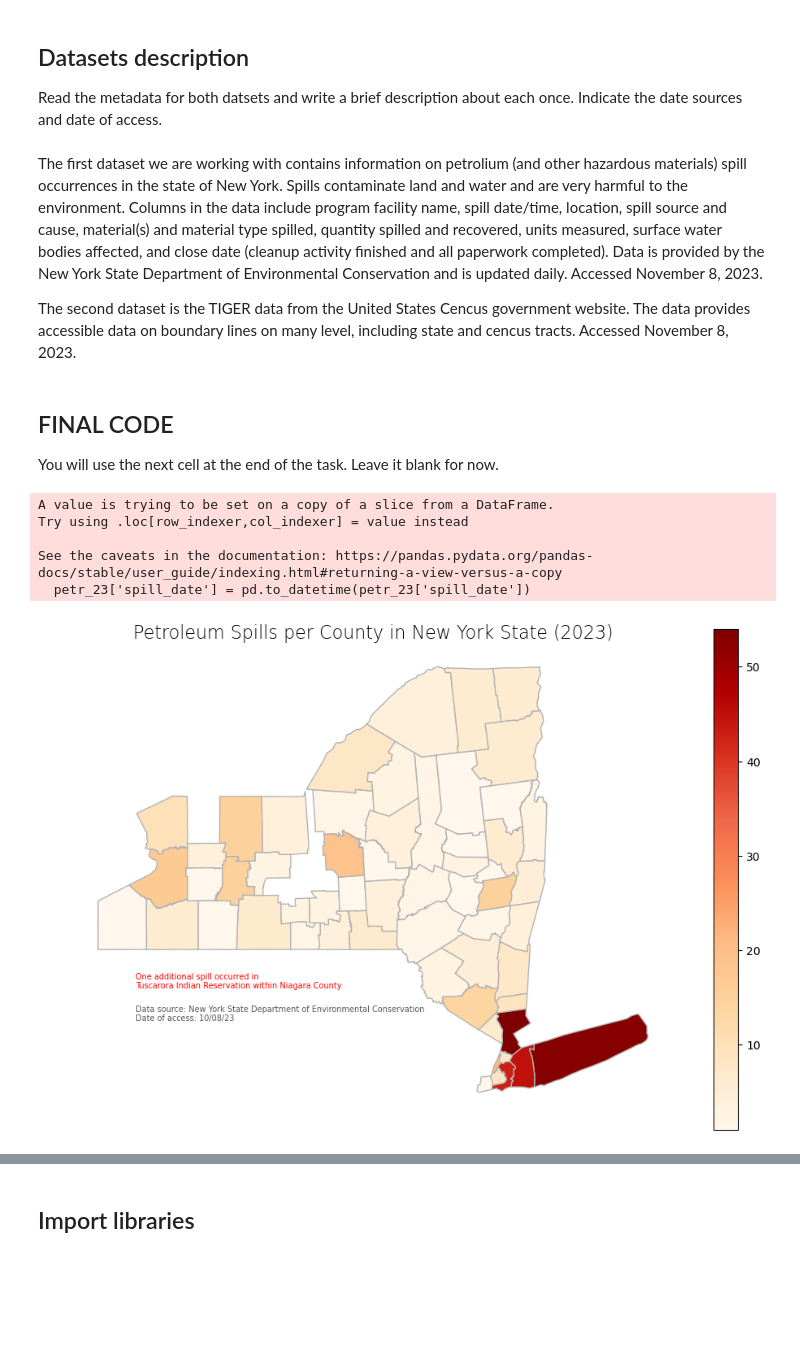
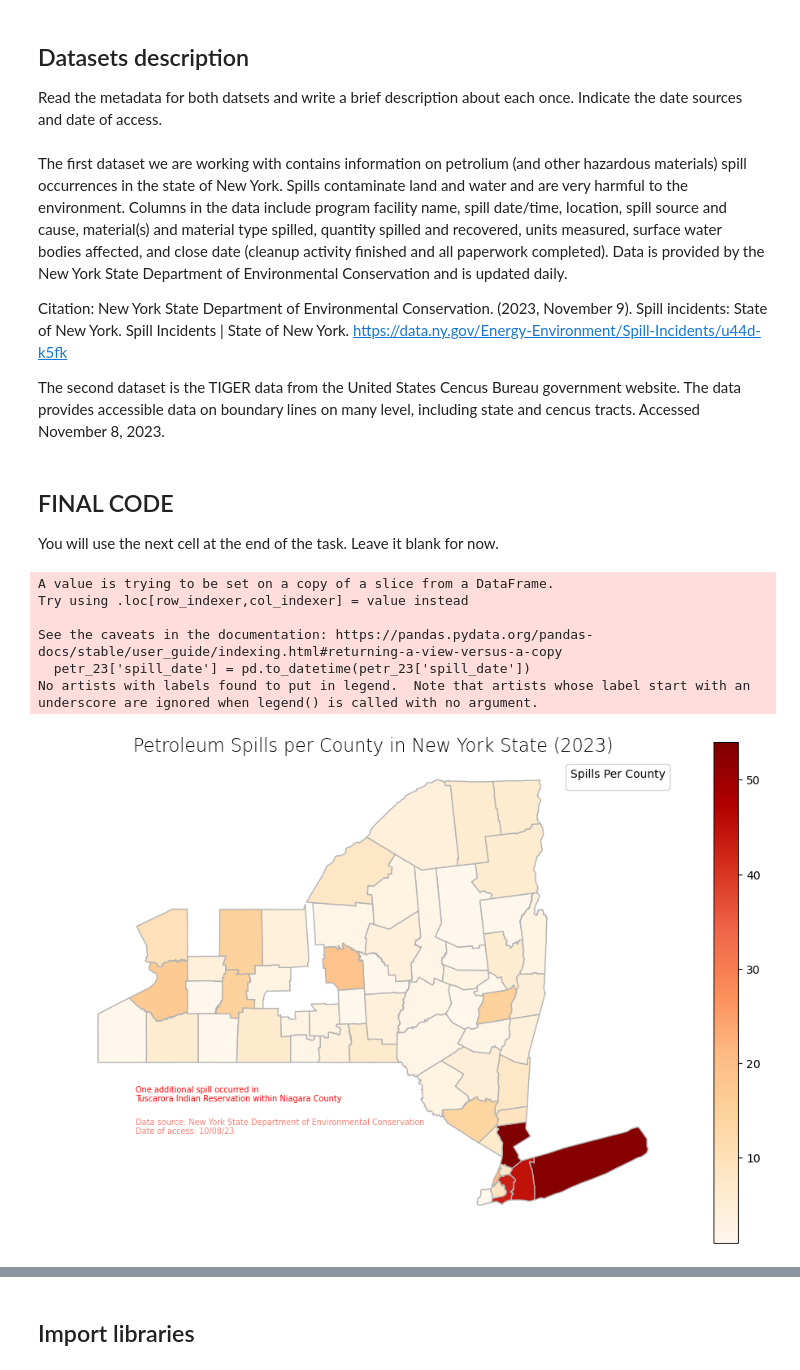
Before and after one commit to maxwellpatt/eds220-hw-3, a Jupyter notebook: hwk3-task1-spills-current.ipynb, the cells around one changed output, grey strips where cells are left out. Cells and saved outputs as stored; diff of their text form; code cells hidden in the pictures; blank space fills up the shorter version.

```diff
--- a/hwk3-task1-spills-current.ipynb
+++ b/hwk3-task1-spills-current.ipynb
@@ -39,9 +39,12 @@ Make sure all your data files are inside a directory named 'data' inside your re
 ## Datasets description
 Read the metadata for both datsets and write a brief description about each once. Indicate the date sources and date of access.
 # %% [markdown]
-The first dataset we are working with contains information on petrolium (and other hazardous materials) spill occurrences in the state of New York. Spills contaminate land and water and are very harmful to the environment. Columns in the data include program facility name, spill date/time, location, spill source and cause, material(s) and material type spilled, quantity spilled and recovered, units measured, surface water bodies affected, and close date (cleanup activity finished and all paperwork completed). Data is provided by the New York State Department of Environmental Conservation and is updated daily. Accessed November 8, 2023.
+The first dataset we are working with contains information on petrolium (and other hazardous materials) spill occurrences in the state of New York. Spills contaminate land and water and are very harmful to the environment. Columns in the data include program facility name, spill date/time, location, spill source and cause, material(s) and material type spilled, quantity spilled and recovered, units measured, surface water bodies affected, and close date (cleanup activity finished and all paperwork completed). Data is provided by the New York State Department of Environmental Conservation and is updated daily.
 
-The second dataset is the TIGER data from the United States Cencus government website. The data provides accessible data on boundary lines on many level, including state and cencus tracts. Accessed November 8, 2023.
+Citation:
+New York State Department of Environmental Conservation. (2023, November 9). Spill incidents: State of New York. Spill Incidents | State of New York. https://data.ny.gov/Energy-Environment/Spill-Incidents/u44d-k5fk
+
+The second dataset is the TIGER data from the United States Cencus Bureau government website. The data provides accessible data on boundary lines on many level, including state and cencus tracts. Accessed November 8, 2023.
 # %% [markdown]
 ## FINAL CODE
 
@@ -125,35 +128,35 @@ fig, ax = plt.subplots(figsize =(12,8))
 ny_counties.plot(ax=ax,
                  column='n_spills',
                  cmap='OrRd',
                  legend=True,
                  edgecolor='0.7')
 
 # turn axis off
 ax.axis('off')
 
-
 # set title
 ax.set_title('Petroleum Spills per County in New York State (2023)', fontdict={'fontsize': '16', 'fontweight' : '3'})
 
 # add data source
 ax.annotate('Data source: New York State Department of Environmental Conservation\nDate of access: 10/08/23',
             xy=(0.1, .18), xycoords='figure fraction', horizontalalignment='left',
-            fontsize=7, color='#555555')
+            fontsize=7, color='salmon')
 
 # add Tuscarora Indian Reservation annotation
 ax.annotate('One additional spill occurred in\nTuscarora Indian Reservation within Niagara County',
             xy=(0.1, .23), xycoords='figure fraction', horizontalalignment='left',
             fontsize=7, color='red')
 
-legend = ax.get_legend()
-
+# set legend title
+ax.legend(title='Spills Per County')
 
 # show map
 plt.show()
 # %% [output]
 A value is trying to be set on a copy of a slice from a DataFrame.
 Try using .loc[row_indexer,col_indexer] = value instead
 
 See the caveats in the documentation: https://pandas.pydata.org/pandas-docs/stable/user_guide/indexing.html#returning-a-view-versus-a-copy
   petr_23['spill_date'] = pd.to_datetime(petr_23['spill_date'])
+No artists with labels found to put in legend.  Note that artists whose label start with an underscore are ignored when legend() is called with no argument.
-[figure, old version]
+[figure, new version]
```
Also changed, not shown: parts of 10 cells of this notebook.
